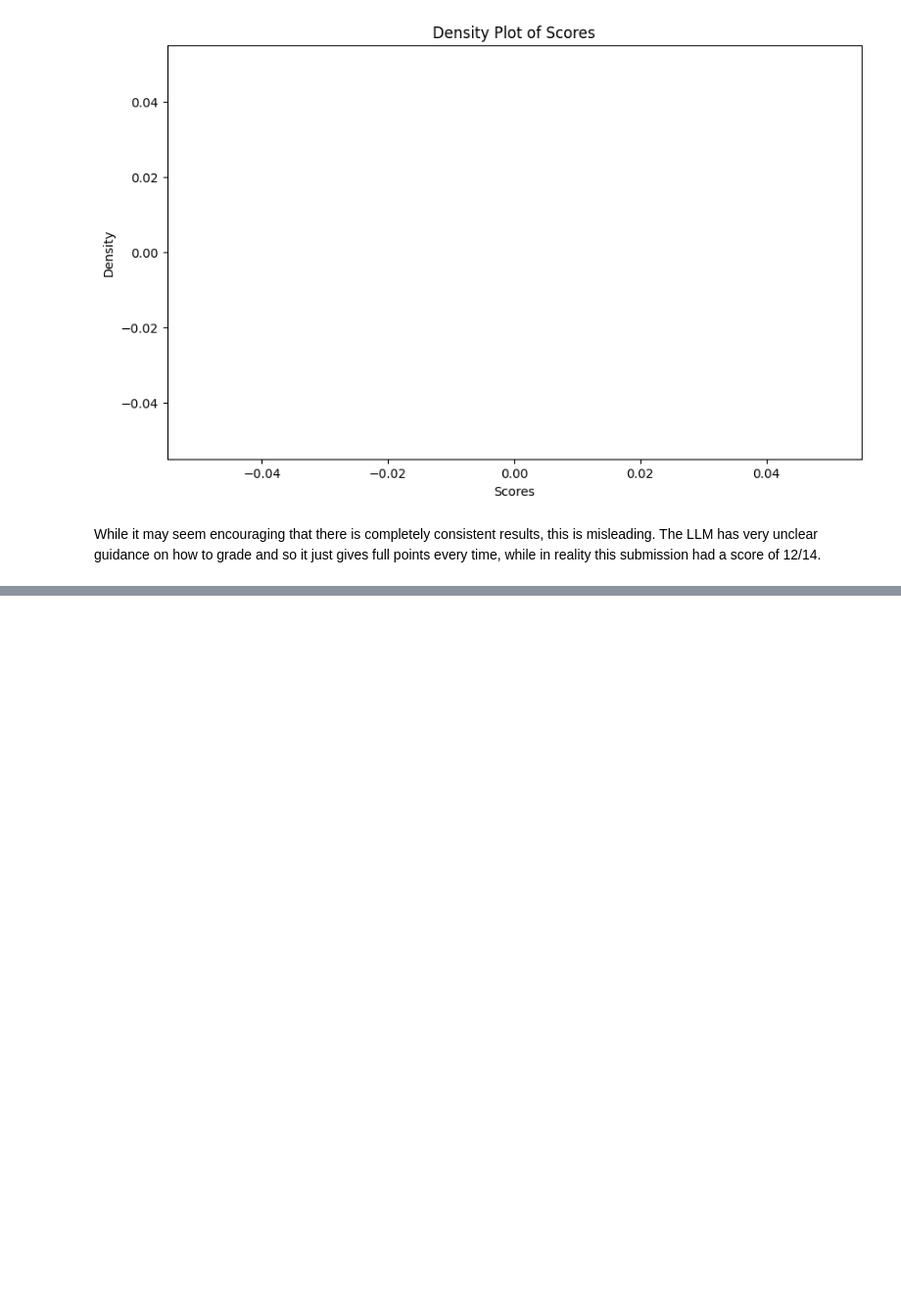
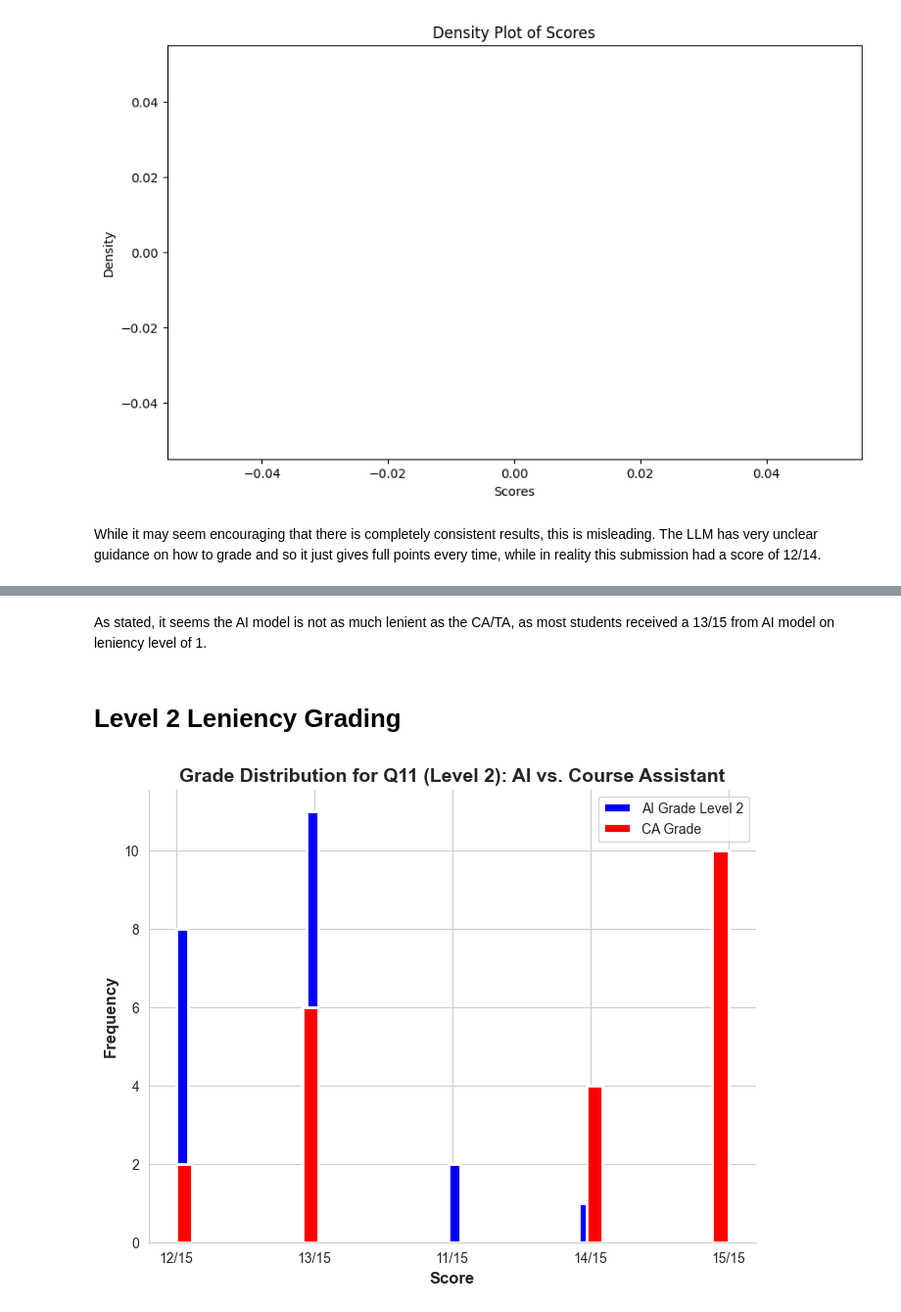
Before and after one commit to BU-Spark/ml-bu-autograder, a Jupyter notebook: Proof_of_Concept.ipynb, the cells around one changed output, grey strips where cells are left out. Shown at 98% size. Cells and saved outputs as stored; diff of their text form; code cells hidden in the pictures; blank space fills up the shorter version.

```diff
--- a/Proof_of_Concept.ipynb
+++ b/Proof_of_Concept.ipynb
@@ -947,0 +1210,4 @@ While it may seem encouraging that there is completely consistent results, this
+# %% [markdown]
+As stated, it seems the AI model is not as much lenient as the CA/TA, as most students received a 13/15 from AI model on leniency level of 1.
+# %% [markdown]
+# Level 2 Leniency Grading
@@ -947,0 +1275,41 @@ While it may seem encouraging that there is completely consistent results, this
+# %%
+# Grade each answer in the DataFrame with Level 2 leniency
+df_Student_Quiz_Responses["question 11 grade lvl 2"] = df_Student_Quiz_Responses["question 11 answer"].apply(
+    lambda answer: grade_student_response_lvl2(COURSE_MATERIAL, answer))
+# %%
+#extract scores from the text
+def extract_score(text):
+    score = re.search(r"Score: (\d{1,2}/15)", text)
+    if score:
+        return score.group(1)
+    return None
+
+# Apply the function to each row in the 'question grade' column
+df_Student_Quiz_Responses['AI Q11 grade lvl 2'] = df_Student_Quiz_Responses['question 11 grade lvl 2'].apply(extract_score)
+# %%
+import matplotlib.pyplot as plt
+import seaborn as sns
+
+# Apply seaborn style
+sns.set_style("whitegrid")
+
+# Create the step histograms
+plt.figure(figsize=(8, 6))
+plt.hist(df_Student_Quiz_Responses['AI Q11 grade lvl 2'], bins=35, linewidth=2, label='AI Grade Level 2', color='blue')
+plt.hist(df_Student_Quiz_Responses['question 11 score'], bins=35,  linewidth=2, label='CA Grade', color='red')
+
+# Labels and title improvements
+plt.xlabel('Score', fontsize=12, fontweight='bold')
+plt.ylabel('Frequency', fontsize=12, fontweight='bold')
+plt.title('Grade Distribution for Q11 (Level 2): AI vs. Course Assistant', fontsize=14, fontweight='bold')
+
+# Improve legend
+plt.legend(frameon=True, fontsize=10)
+
+# Remove unnecessary spines
+sns.despine()
+
+# Show the plot
+plt.show()
+# %% [output]
+[figure, added]
```
Also changed, not shown: parts of 48 cells of this notebook.
